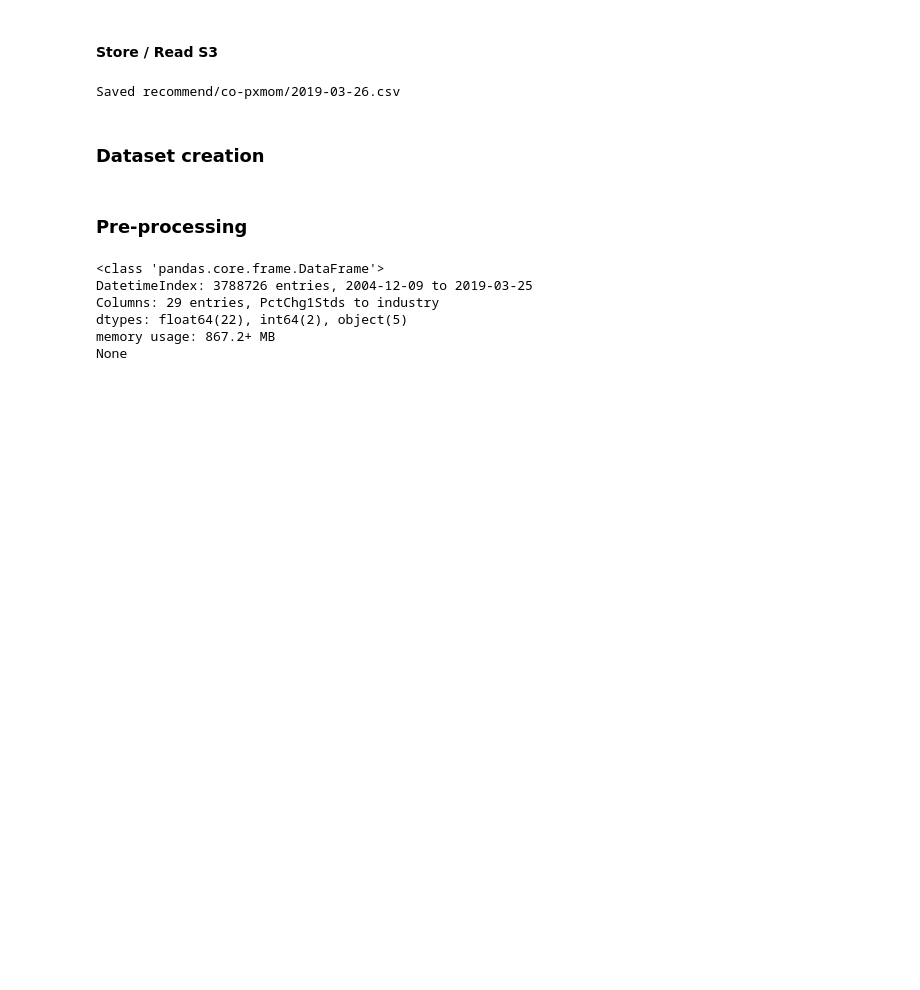
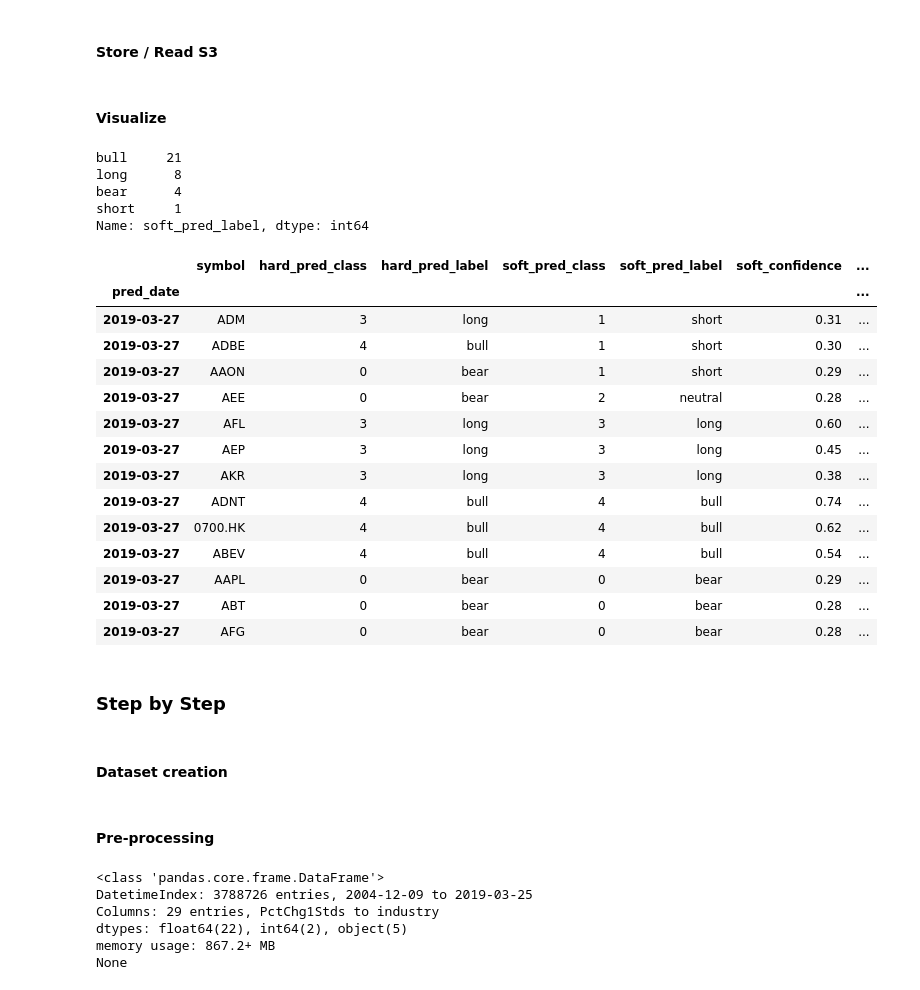
Before and after one commit to webclinic017/inception, a Jupyter notebook: notebooks/ds_co_price_mom_ML.ipynb, the cells around one changed output. Drawn from its saved outputs; the diff is of its cells as text; code cells hidden in the pictures; blank space fills up the shorter version.

Commit message:
Bug fixed class label distribution.

```diff
--- a/notebooks/ds_co_price_mom_ML.ipynb
+++ b/notebooks/ds_co_price_mom_ML.ipynb
@@ -509,17 +444,50 @@ s3_path = context['s3_path']
 # %%
 # read from S3
 pred_df = pd.read_csv(
-    csv_load(f'{s3_path}{dates[-1]}'),
+    csv_load(f'{s3_path}{storeDate}'),
     index_col='pred_date', parse_dates=True)
 # %%
 # store in S3
 s3_df = pred_df.reset_index(drop=False)
 rename_col(s3_df, 'index', 'pred_date')
-csv_store(s3_df, s3_path, csv_ext.format(dates[-1]))
+csv_store(s3_df, s3_path, csv_ext.format(storeDate))
-# %% [output]
-Saved recommend/co-pxmom/2019-03-26.csv
+# %% [markdown]
+#### Visualize
+# %%
+pd.value_counts(pred_df.loc[pred_df.hard_pred_label == pred_df.soft_pred_label].soft_pred_label)
+# %% [output]
+bull     21
+long      8
+bear      4
+short     1
+Name: soft_pred_label, dtype: int64
+# %%
+pred_df = pred_df.drop_duplicates()
+# should add sector and industries, group for allocation insights
+# should add marketcap, beta, etc, group for risk exposure insights
+mask = pred_df.soft_pred_label.isin(fwd_ret_labels)
+pred_df.loc[mask].sort_values(by='soft_confidence', ascending=False)\
+    .groupby(by='soft_pred_label').head(3).sort_values(by='soft_pred_label', ascending=False)
+# %% [output]
+|  | symbol | hard_pred_class | hard_pred_label | soft_pred_class | soft_pred_label | soft_confidence | ... |
+| pred_date |  |  |  |  |  |  | ... |
+| 2019-03-27 | ADM | 3 | long | 1 | short | 0.31 | ... |
+| 2019-03-27 | ADBE | 4 | bull | 1 | short | 0.30 | ... |
+| 2019-03-27 | AAON | 0 | bear | 1 | short | 0.29 | ... |
+| 2019-03-27 | AEE | 0 | bear | 2 | neutral | 0.28 | ... |
+| 2019-03-27 | AFL | 3 | long | 3 | long | 0.60 | ... |
+| 2019-03-27 | AEP | 3 | long | 3 | long | 0.45 | ... |
+| 2019-03-27 | AKR | 3 | long | 3 | long | 0.38 | ... |
+| 2019-03-27 | ADNT | 4 | bull | 4 | bull | 0.74 | ... |
+| 2019-03-27 | 0700.HK | 4 | bull | 4 | bull | 0.62 | ... |
+| 2019-03-27 | ABEV | 4 | bull | 4 | bull | 0.54 | ... |
+| 2019-03-27 | AAPL | 0 | bear | 0 | bear | 0.29 | ... |
+| 2019-03-27 | ABT | 0 | bear | 0 | bear | 0.28 | ... |
+| 2019-03-27 | AFG | 0 | bear | 0 | bear | 0.28 | ... |
+# %% [markdown]
+### Step by Step
 # %% [markdown]
-### Dataset creation
+#### Dataset creation
 # %%
 # Take a while ~40min to run on 1200 companies
 # Can we make faster?
@@ -550,7 +518,7 @@ os.makedirs('tmp', exist_ok=True)
 df_large.to_parquet('tmp/company-px_mom-large')
 df_large.shape
 # %% [markdown]
-### Pre-processing
+#### Pre-processing
 # %%
 df_large = pd.read_parquet('tmp/company-px_mom-large')
 print(df_large.info(verbose=False))
```
Also changed, not shown: parts of 31 cells of this notebook, 4 other files.
